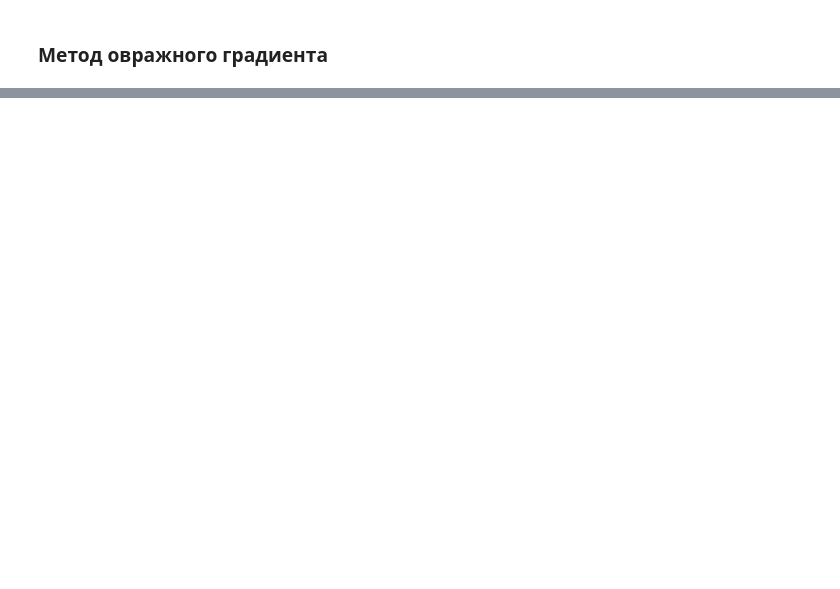
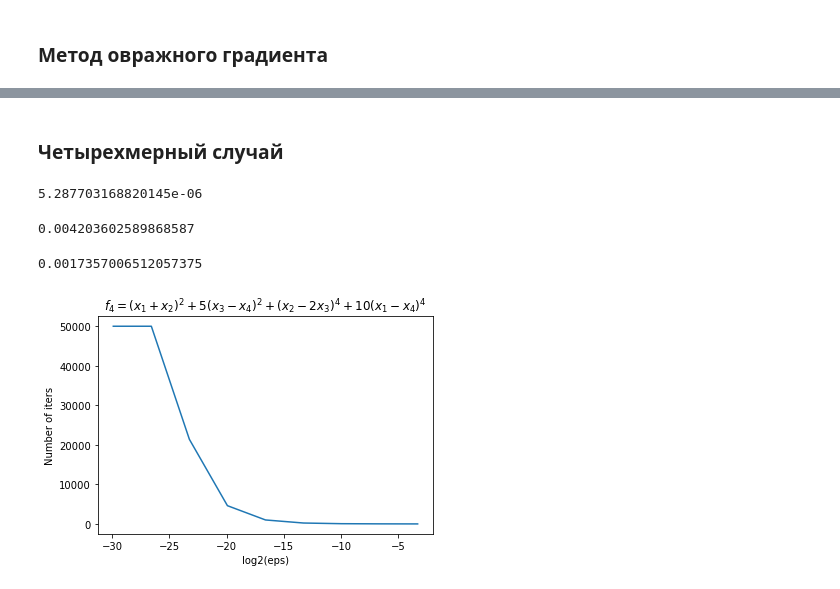
Before and after one commit to sevakon/optimization-methods, a Jupyter notebook: lab2/2d-minimization.ipynb, the cells around one changed output, grey strips where cells are left out. Cells and saved outputs as stored; diff of their text form; code cells hidden in the pictures; blank space fills up the shorter version.

```diff
--- a/lab2/2d-minimization.ipynb
+++ b/lab2/2d-minimization.ipynb
@@ -267,0 +283,2 @@ for fn in functions[:-1]:
+# %% [markdown]
+### Четырехмерный случай
@@ -267,0 +289,16 @@ for fn in functions[:-1]:
+# %%
+functions[-1]['func'](p1[-1])
+# %% [output]
+5.287703168820145e-06
+# %%
+functions[-1]['func'](p2[-1])
+# %% [output]
+0.004203602589868587
+# %%
+functions[-1]['func'](p3[-1])
+# %% [output]
+0.0017357006512057375
+# %%
+plot_log_e_to_num_iters(functions[-1], 'steepest-descent')
+# %% [output]
+[figure, added]
```
Also changed, not shown: parts of 7 cells of this notebook, 1 other file.
